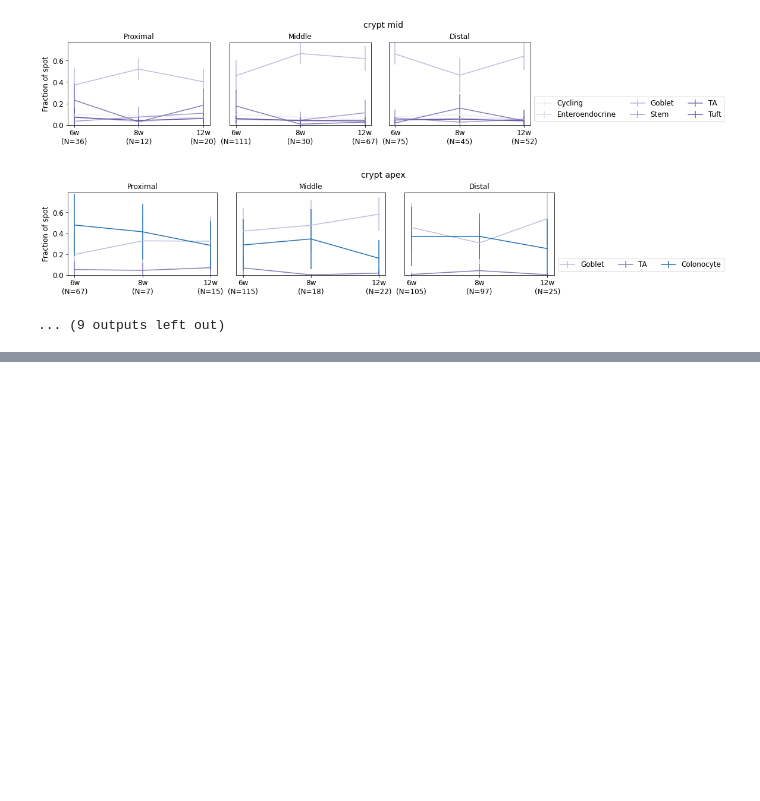
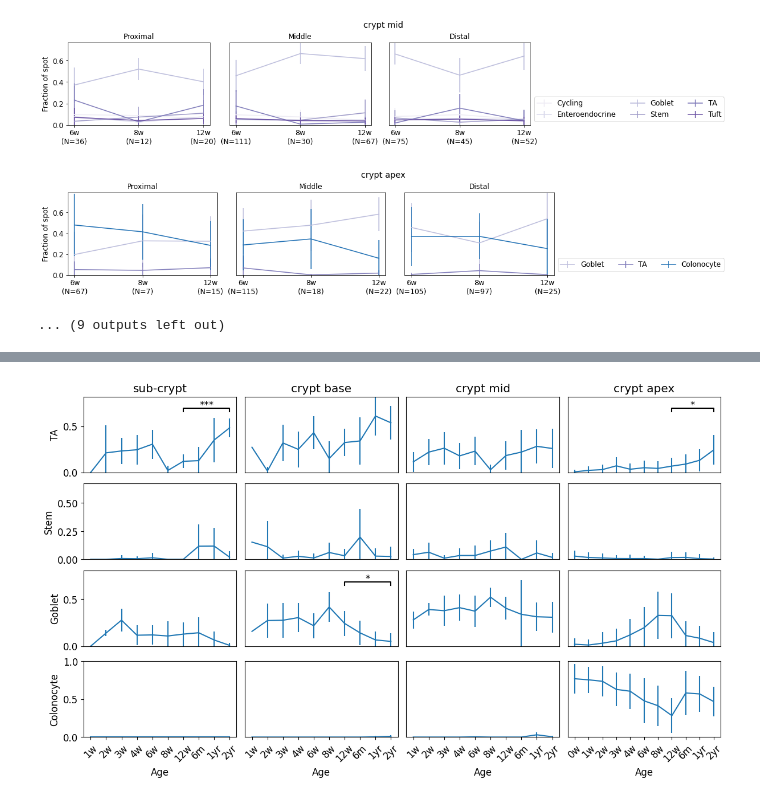
Before and after one commit to adaly/cSplotch, a Jupyter notebook: notebooks/fig5_temporal_changes.ipynb, the cells around one changed output, grey strips where cells are left out. Cells and saved outputs as stored; diff of their text form; code cells hidden in the pictures; blank space fills up the shorter version.

```diff
--- a/notebooks/fig5_temporal_changes.ipynb
+++ b/notebooks/fig5_temporal_changes.ipynb
@@ -373,0 +329,90 @@ plt.savefig('fig4b_alt2.svg')
+# %%
+def padj_to_stars(padj):
+    if padj < 1e-4:
+        return '****'
+    if padj < 1e-3:
+        return '***'
+    if padj < 1e-2:
+        return '**'
+    if padj < 0.05:
+        return '*'
+    return 'ns'
+# %%
+# Try separate plots per cell type, with colored lines indicating trajectories in P/M/D colon
+t_ordered = ['0w', '1w', '2w', '3w', '4w', '6w', '8w', '12w', '26w', '52w', '104w']
+t_labels = ['0w', '1w', '2w', '3w', '4w', '6w', '8w', '12w', '6m', '1yr', '2yr']
+
+crypt_mrois = ['sub-crypt', 'crypt base', 'crypt mid', 'crypt apex']
+abund_thresh = 0.05
+
+# Selected abundant cell types for plotting
+abund_ct = ['TA', 'Stem', 'Goblet', 'Colonocyte']
+
+# Find range of values for each abundant celltypes across crypt mrois
+ct_range = {}
+obs_crypt = adata.obs[adata.obs.annotation.isin(crypt_mrois)]
+for ct in abund_ct:
+    # Set ylim for each ctype to 99th percentile in most abundant MROI
+    ct_range[ct] = (0,0)
+    for mroi in crypt_mrois:
+        t = np.percentile(obs_crypt[ct][obs_crypt['annotation']==mroi], 99)
+        if t > ct_range[ct][1]:
+            ct_range[ct] = (0, t)
+
+# Track mean/var of predicted fraction of each abundant cell type in each MROI + region
+for reg, c in zip(['Proximal', 'Middle', 'Distal'], [u'#1f77b4', u'#ff7f0e', u'#2ca02c']):
+    obs_reg = adata.obs[adata.obs.Region == reg]
+
+    fig, ax = plt.subplots(len(abund_ct), len(crypt_mrois), figsize=(12,7),
+                          constrained_layout=True)
+    plt.rcParams.update({'font.size': 12})
+
+    for j, mroi in enumerate(crypt_mrois):
+        obs_mroi = obs_reg[obs_reg.annotation == mroi]
+
+        ax[0,j].set_title(mroi)
+
+        for i, ct in enumerate(abund_ct):
+            celltype_means, celltype_stds = {}, {}
+
+            ax[i,j].set_ylim(ct_range[ct])
+            if j==0:
+                ax[i,j].set_ylabel(ct)
+            else:
+                ax[i,j].set_yticks([])
+
+            if i < len(abund_ct)-1:
+                ax[i,j].set_xticks([])
+            else:
+                ax[i,j].set_xlabel('Age')
+                ax[i,j].set_xticks(np.arange(len(t_ordered)))
+                ax[i,j].set_xticklabels(t_labels, rotation=45)
+
+            celltype_means = []
+            celltype_stds = []
+
+            for t in t_ordered:
+                obs_t = obs_mroi[obs_mroi.Age == t]
+                celltype_means.append(obs_t[ct].mean())
+                celltype_stds.append(obs_t[ct].std())
+
+            ax[i,j].errorbar(np.arange(len(t_ordered)), celltype_means,
+                             yerr=celltype_stds, c=c)
+
+            # Plot significance brackets over relevant jumps
+            p_adjH_12w = df_sig.loc[(reg, mroi, ct), 'p_adjH(12w)']
+            p_adjH_26w = df_sig.loc[(reg, mroi, ct), 'p_adjH(26w)']
+
+            yht = ct_range[ct][1]-ct_range[ct][0]
+            if p_adjH_12w < 0.05:
+                ax[i,j].plot([7,7,10,10],np.array([0.8,0.85,0.85,0.8])*yht, c='k')
+                ax[i,j].text(8.5, 0.85*yht, padj_to_stars(p_adjH_12w), ha='center')
+            if p_adjH_26w < 0.05:
+                ax[i,j].plot([8,8,10,10],np.array([0.9,0.95,0.95,0.9])*yht, c='k')
+                ax[i,j].text(9, 0.95*yht, padj_to_stars(p_adjH_26w), ha='center')
+
+    #ax[-1, -1].legend(bbox_to_anchor=(1.0, 0), loc='lower left')
+
+    plt.savefig(os.path.join('fig4_v2', 'cell_abundance_%s.svg' % reg))
+# %% [output]
+[figure, added]
```
Also changed, not shown: parts of 6 cells of this notebook, 4 other files.
